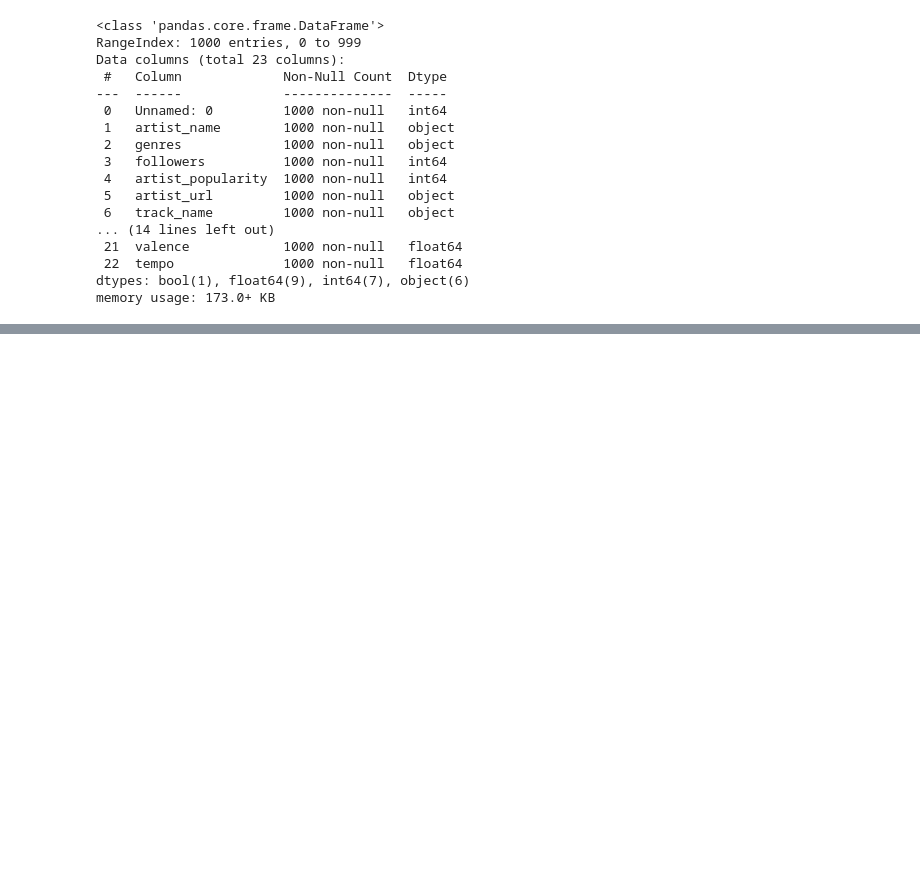
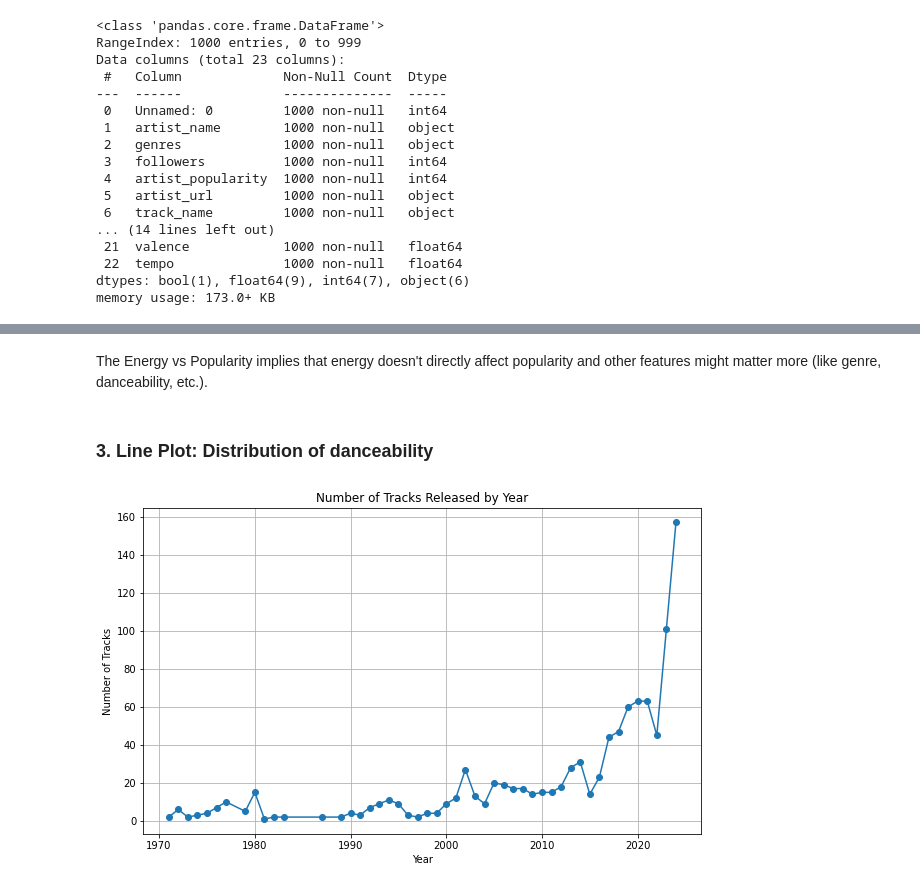
Before and after one commit to FGithaiga/SPOTIFY-SONGS-ARTISTS, a Jupyter notebook: index.ipynb, the cells around one changed output, grey strips where cells are left out. Saved outputs shown, nothing was run; the diff lists cells and outputs as text; code cells hidden in the pictures; blank space fills up the shorter version.

```diff
--- a/index.ipynb
+++ b/index.ipynb
@@ -116,0 +148,19 @@ df_Spotify.to_excel('Data/Spotifydataset_cleaned.xlsx', index=False)
+# %% [markdown]
+The Energy vs Popularity implies that energy doesn't directly affect popularity and other features might matter more (like genre, danceability, etc.).
+# %% [markdown]
+### **3. Line Plot: Distribution of danceability**
+# %%
+df_Spotify['release_date'] = pd.to_datetime(df_Spotify['release_date'], errors='coerce')
+df_Spotify['year'] = df_Spotify['release_date'].dt.year
+
+yearly_counts = df_Spotify['year'].value_counts().sort_index()
+
+plt.figure(figsize=(10, 6))
+plt.plot(yearly_counts.index, yearly_counts.values, marker='o')
+plt.title('Number of Tracks Released by Year')
+plt.xlabel('Year')
+plt.ylabel('Number of Tracks')
+plt.grid(True)
+plt.show()
+# %% [output]
+[figure, added]
```
Also changed, not shown: parts of 12 cells of this notebook.
